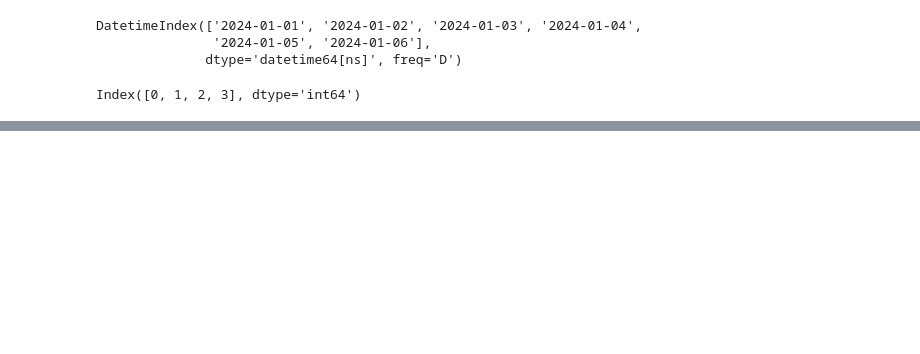
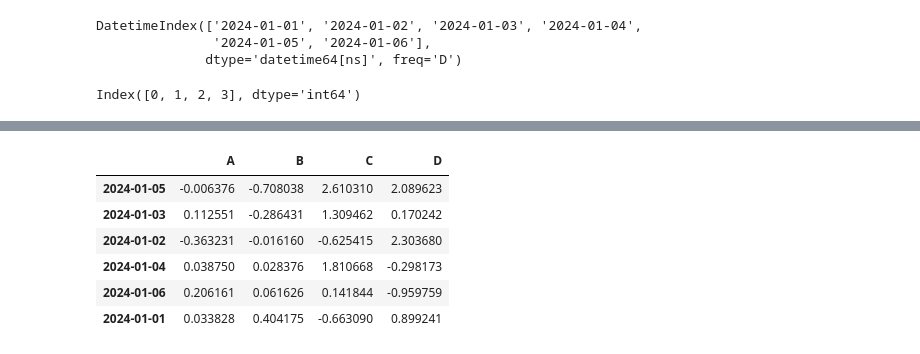
Before and after one commit to Syeda-Eman/40-days-of-Python, a Jupyter notebook: Day_9.ipynb, the cells around one changed output, grey strips where cells are left out. Cells and saved outputs as stored; diff of their text form; code cells hidden in the pictures; blank space fills up the shorter version.

```diff
--- a/Day_9.ipynb
+++ b/Day_9.ipynb
@@ -163,0 +179,10 @@ df2.T
+# %%
+df.sort_values(by='B', ascending=True)
+# %% [output]
+|  | A | B | C | D |
+| 2024-01-05 | -0.006376 | -0.708038 | 2.610310 | 2.089623 |
+| 2024-01-03 | 0.112551 | -0.286431 | 1.309462 | 0.170242 |
+| 2024-01-02 | -0.363231 | -0.016160 | -0.625415 | 2.303680 |
+| 2024-01-04 | 0.038750 | 0.028376 | 1.810668 | -0.298173 |
+| 2024-01-06 | 0.206161 | 0.061626 | 0.141844 | -0.959759 |
+| 2024-01-01 | 0.033828 | 0.404175 | -0.663090 | 0.899241 |
```
Also changed, not shown: parts of 14 cells of this notebook.
